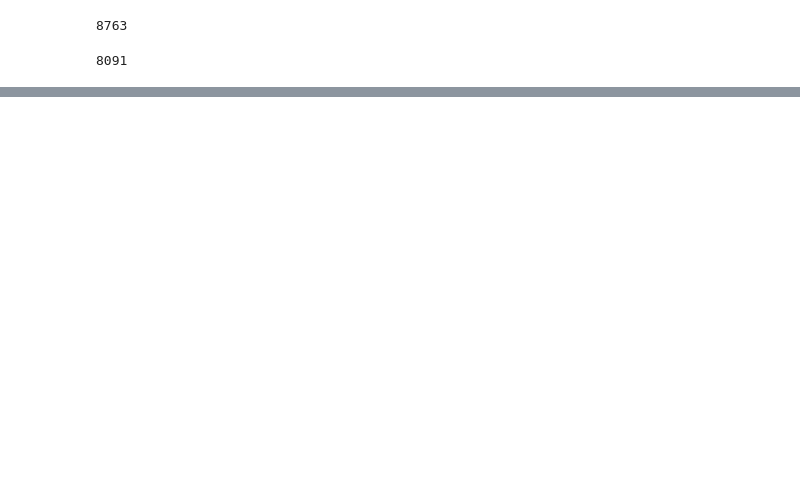
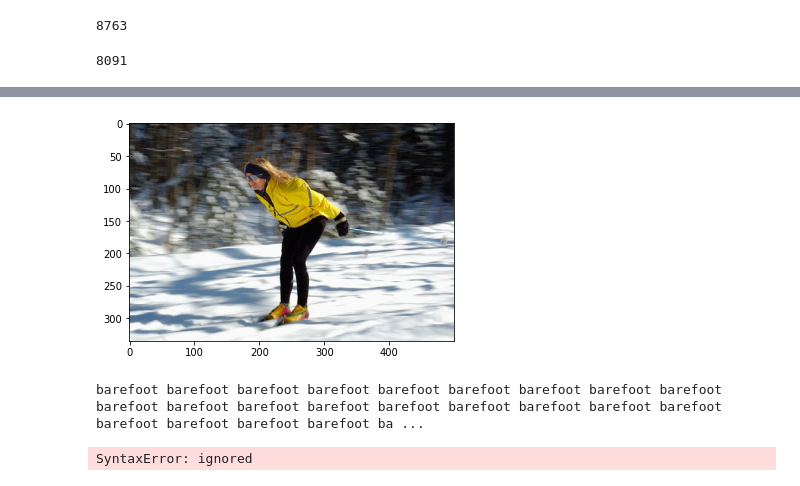
Before and after one commit to Rathna-Kumari-Ch/ImageCaptionGeneration-ML-project, a Jupyter notebook: ImageCaptionGeneration.ipynb, the cells around one changed output, grey strips where cells are left out. Drawn from its saved outputs; the diff is of its cells as text; code cells hidden in the pictures; blank space fills up the shorter version.

```diff
--- a/ImageCaptionGeneration.ipynb
+++ b/ImageCaptionGeneration.ipynb
@@ -185,0 +423,5 @@ len(test_img)
+# %%
+for i in range(30):
+    model.fit([X1, X2], y, epochs = 1, batch_size = 256)
+    if(i%2 == 0):
+        model.save_weights("image-caption-weights" + str(i) + ".h5")
@@ -185,0 +446,34 @@ len(test_img)
+# %%
+def greedy_search(pic):
+    start = 'startseq'
+    for i in range(max_length):
+        seq = [wordtoix[word] for word in start.split() if word in wordtoix]
+        seq = pad_sequences([seq], maxlen = max_length)
+        yhat = model.predict([pic, seq])
+        yhat = np.argmax(yhat)
+        word = ixtoword[yhat]
+        start += ' ' + word
+        if word == 'endseq':
+            break
+    final = start.split()
+    final = final[1:-1]
+    final = ' '.join(final)
+    return final
+# %%
+pic = list(encoding_test.keys())[250]
+img = encoding_test[pic].reshape(1, 2048)
+x = plt.imread(images + pic)
+plt.imshow(x)
+plt.show()
+print(greedy_search(img))
+# %% [output]
+[figure, added]
+barefoot barefoot barefoot barefoot barefoot barefoot barefoot barefoot barefoot barefoot barefoot barefoot barefoot barefoot barefoot barefoot barefoot barefoot barefoot barefoot barefoot barefoot ba ...
+# %%
+model.save("my_model.h5")
+In [37]:
+#train it for some more time
+model.fit([X1, X2], y, epochs = 1, batch_size = 64)
+model.save("my_model_"+str(i)+".h5")
+# %% [output]
+SyntaxError: ignored
```
Also changed, not shown: parts of 40 cells of this notebook.
